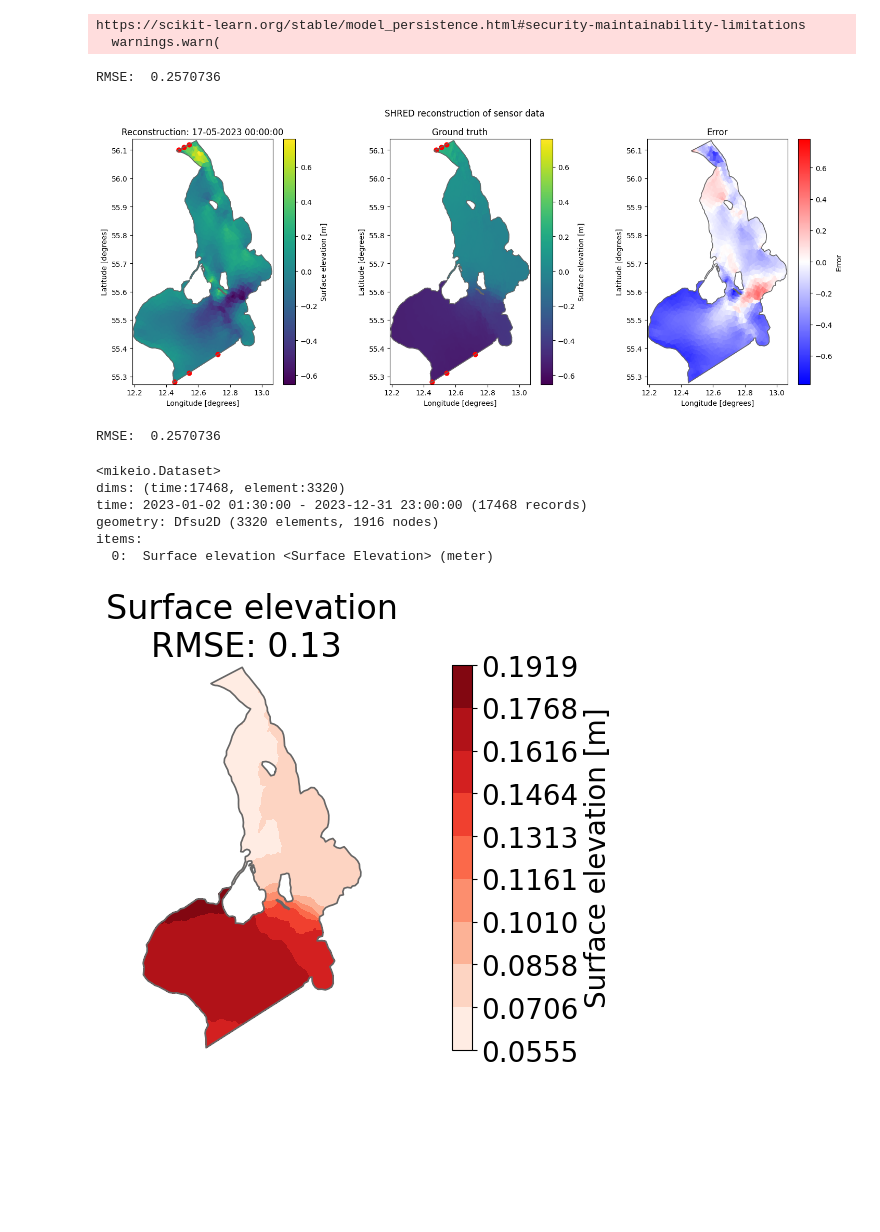
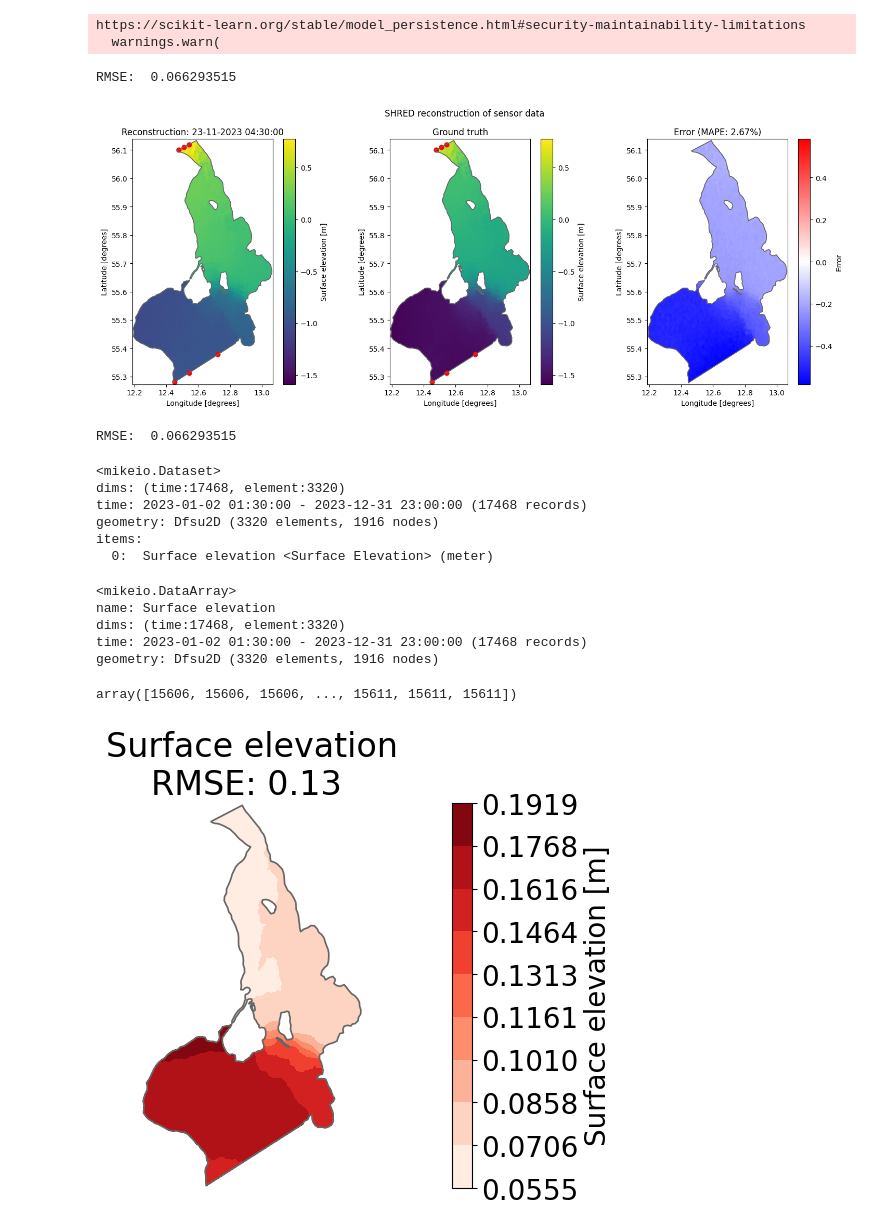
Before and after one commit to FrejaTerpPetersen/pyshred, a Jupyter notebook: Øresund_reconstruction.ipynb, the cells around one changed output. Drawn from its saved outputs; the diff is of its cells as text; code cells hidden in the pictures; blank space fills up the shorter version.

Commit message:
Preparing for data assimilation stuff

```diff
--- a/Øresund_reconstruction.ipynb
+++ b/Øresund_reconstruction.ipynb
@@ -88,7 +88,7 @@ def plot_reconstruction(reconstruction,truths,plot_index, sensor_coords, num_sen
 
     da_plot_err.plot(ax = axs[2],cmap="bwr",vmin=vmin,vmax=vmax,add_colorbar=False)
     cbar = fig.colorbar(axs[2].collections[0], ax=axs[2],label='Error')
-    axs[2].set_title('Error')
+    axs[2].set_title(f'Error (MAPE: {mean_absolute_percentage_error(da_plot_true.values,da_plot_recon.values,sample_weight = da_plot_true.geometry.get_element_area()):.2f}%)')
 
     da_plot_recon.plot(ax = axs[0],vmin=vvmin,vmax=vvmax,add_colorbar=False)
     cbar = fig.colorbar(axs[0].collections[0], ax=axs[0],label='Surface elevation [m]')
@@ -193,22 +193,16 @@ reconstruction = sc.inverse_transform(shred(torch.tensor(all_data_in, dtype=torc
 # %%
 plt.rcParams['font.size'] = 10
 # %%
-plot_index = 6477
+plot_index = 15606 # Timestep with max error
 rmspe, rmse = plot_reconstruction(reconstruction,truths,plot_index, sensor_coord, num_sensors=6)
 compute_RMSES(reconstruction,truths)
 # %% [output]
-RMSE:  0.2570736
+RMSE:  0.066293515
-[figure, old version]
+[figure, new version]
-# %%
-compute_RMSES(reconstruction,truths)
-
-# In train period:
-# RMSE:  0.23570505
-
-# In test period:
-# RMSE:  0.2570736
-# %% [output]
-RMSE:  0.2570736
+# %%
+compute_RMSES(reconstruction,truths)
+# %% [output]
+RMSE:  0.066293515
 # %%
 from plotting import plot_RMSE_spatial,plot_abs_err_quantiles,plot_scatter
 
@@ -224,6 +218,18 @@ time: 2023-01-02 01:30:00 - 2023-12-31 23:00:00 (17468 records)
 geometry: Dfsu2D (3320 elements, 1916 nodes)
 items:
   0:  Surface elevation <Surface Elevation> (meter)
+# %%
+abs(ds_pred[0]-ds_true[0])
+# %% [output]
+<mikeio.DataArray>
+name: Surface elevation
+dims: (time:17468, element:3320)
+time: 2023-01-02 01:30:00 - 2023-12-31 23:00:00 (17468 records)
+geometry: Dfsu2D (3320 elements, 1916 nodes)
+# %%
+np.argmax(abs(ds_pred[0].values-ds_true[0].values),axis=0)
+# %% [output]
+array([15606, 15606, 15606, ..., 15611, 15611, 15611])
 # %%
 date = "17-05-2023"
 plot_RMSE_spatial(ds_pred.sel(time=date),ds_true.sel(time=date), None, config=None, fig_name_prefix="",cmap_err="Reds",save_fig = False, show_fig = True,var_names=None)
```
Also changed, not shown: parts of 15 cells of this notebook, 14 other files.
